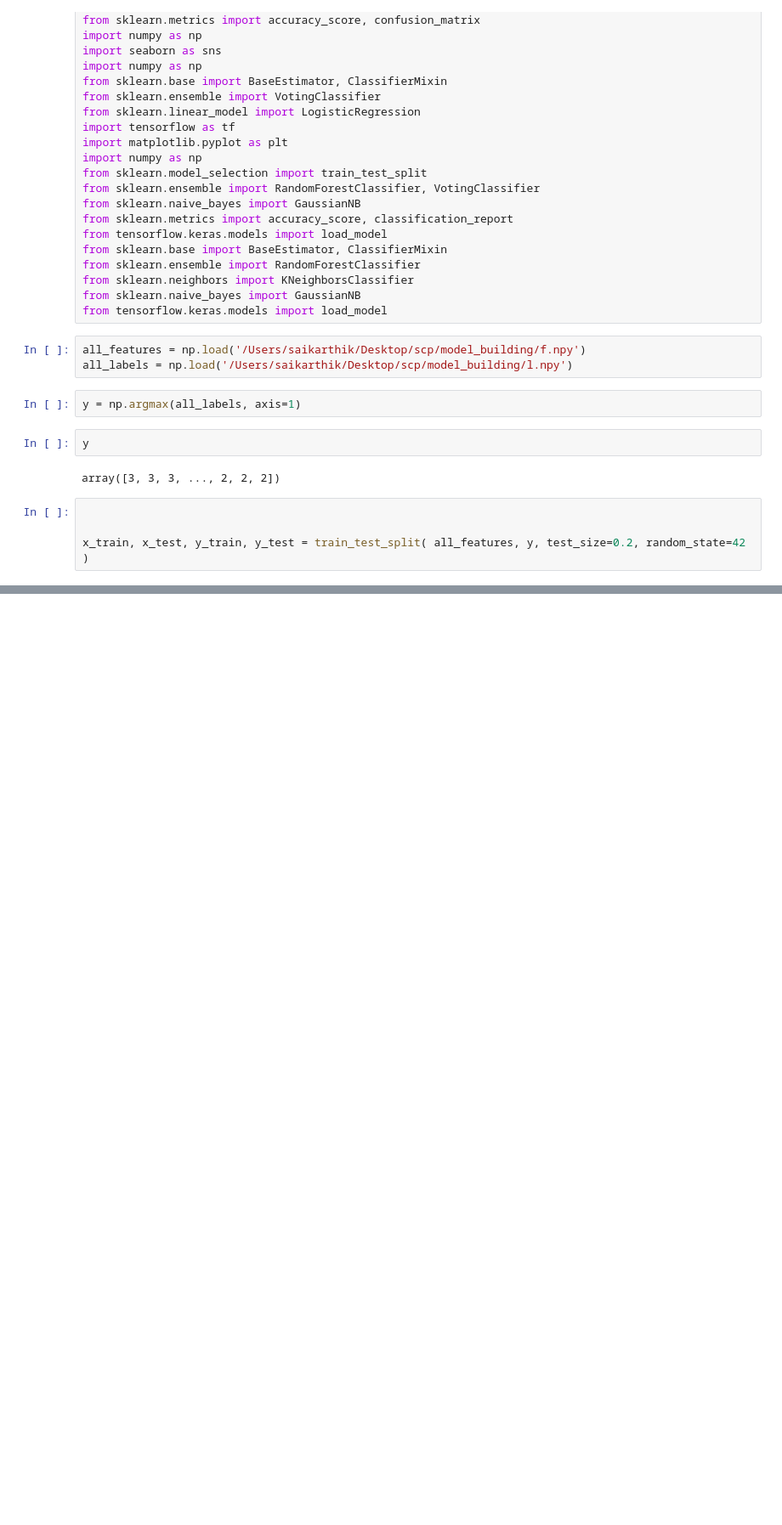
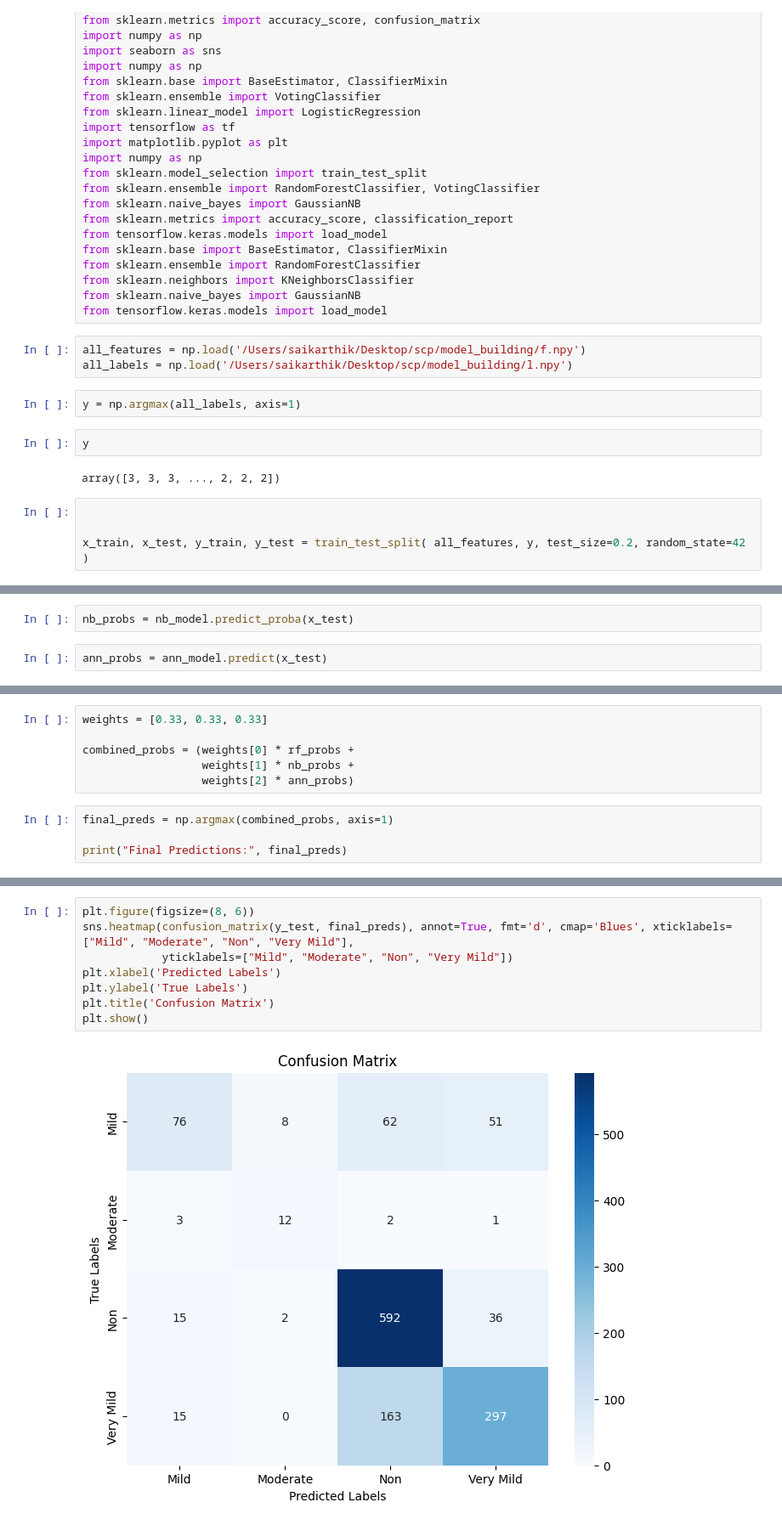
Before and after one commit to sai14karthik/Hybrid-Dementia-Model, a Jupyter notebook: model_building/classifiers.ipynb, the cells around one changed output, grey strips where cells are left out. Shown: that part at 85% size. Drawn from its saved outputs; the diff is of its cells as text; blank space fills up the shorter version.

```diff
--- a/model_building/classifiers.ipynb
+++ b/model_building/classifiers.ipynb
@@ -48,0 +147,4 @@ ann_model = load_model('/Users/saikarthik/Desktop/scp/model_building/best_ann.h5
+# %%
+nb_probs = nb_model.predict_proba(x_test)
+# %%
+ann_probs = ann_model.predict(x_test)
@@ -48,0 +154,10 @@ ann_model = load_model('/Users/saikarthik/Desktop/scp/model_building/best_ann.h5
+# %%
+weights = [0.33, 0.33, 0.33]
+
+combined_probs = (weights[0] * rf_probs +
+                  weights[1] * nb_probs +
+                  weights[2] * ann_probs)
+# %%
+final_preds = np.argmax(combined_probs, axis=1)
+
+print("Final Predictions:", final_preds)
@@ -48,0 +187,10 @@ ann_model = load_model('/Users/saikarthik/Desktop/scp/model_building/best_ann.h5
+# %%
+plt.figure(figsize=(8, 6))
+sns.heatmap(confusion_matrix(y_test, final_preds), annot=True, fmt='d', cmap='Blues', xticklabels=["Mild", "Moderate", "Non", "Very Mild"],
+            yticklabels=["Mild", "Moderate", "Non", "Very Mild"])
+plt.xlabel('Predicted Labels')
+plt.ylabel('True Labels')
+plt.title('Confusion Matrix')
+plt.show()
+# %% [output]
+[figure, added]
```
Also changed, not shown: parts of 10 cells of this notebook, 1 other file.
